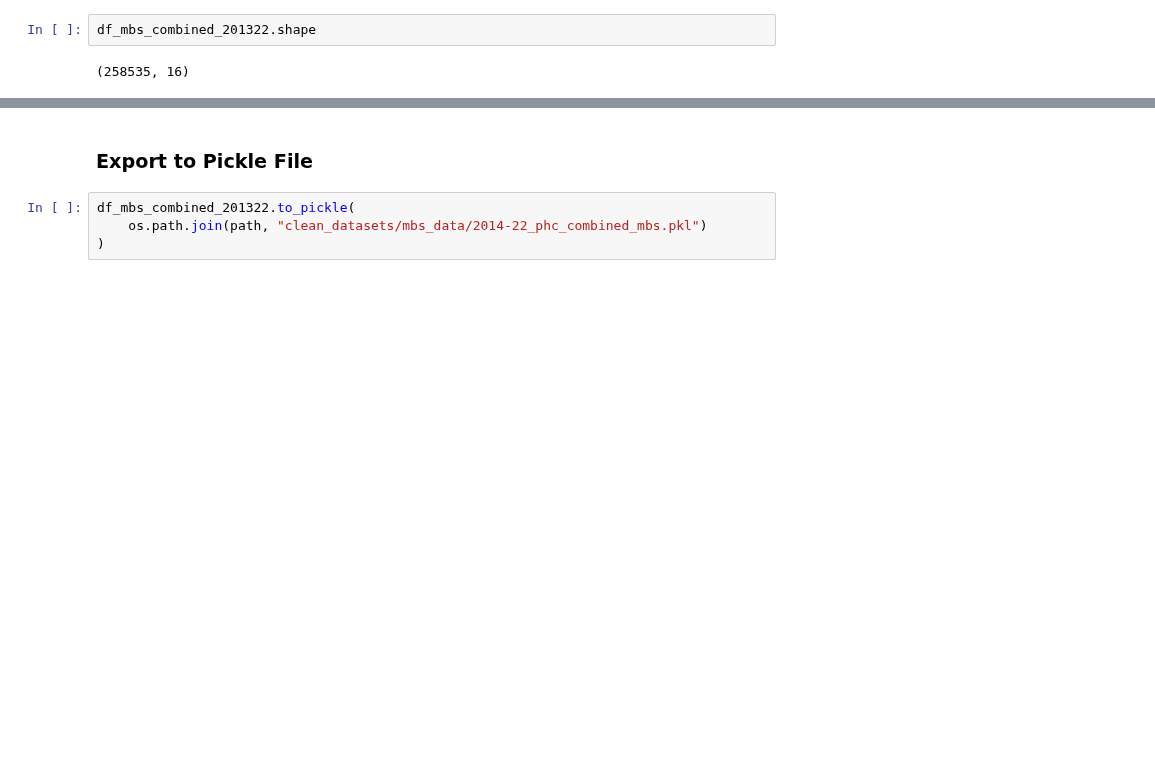
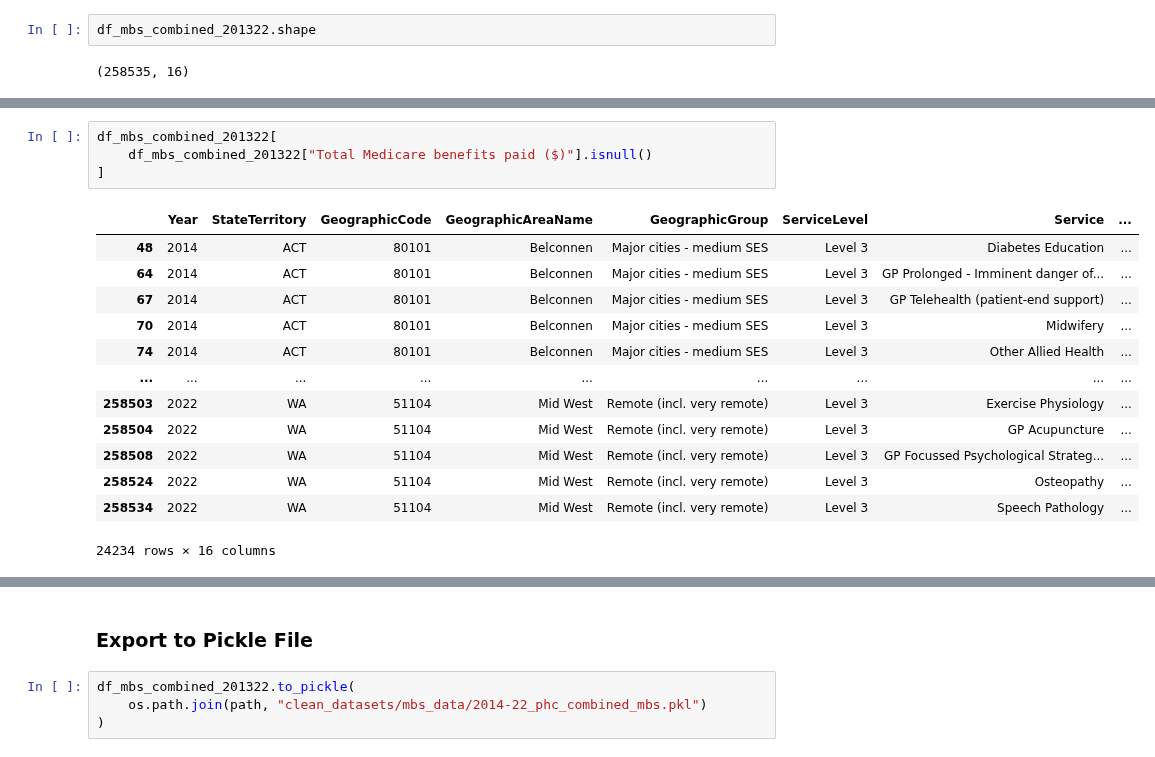
Before and after one commit to jiniep/mbs_analysis, a Jupyter notebook: scripts/2_mbs_combine_datasets.ipynb, the cells around one changed output, grey strips where cells are left out. Drawn from its saved outputs; the diff is of its cells as text; blank space fills up the shorter version.

```diff
--- a/scripts/2_mbs_combine_datasets.ipynb
+++ b/scripts/2_mbs_combine_datasets.ipynb
@@ -1642,0 +1665,18 @@ df_mbs_combined_201322.shape
+# %%
+df_mbs_combined_201322[
+    df_mbs_combined_201322["Total Medicare benefits paid ($)"].isnull()
+]
+# %% [output]
+|  | Year | StateTerritory | GeographicCode | GeographicAreaName | GeographicGroup | ServiceLevel | Service | ... |
+| 48 | 2014 | ACT | 80101 | Belconnen | Major cities - medium SES | Level 3 | Diabetes Education | ... |
+| 64 | 2014 | ACT | 80101 | Belconnen | Major cities - medium SES | Level 3 | GP Prolonged - Imminent danger of... | ... |
+| 67 | 2014 | ACT | 80101 | Belconnen | Major cities - medium SES | Level 3 | GP Telehealth (patient-end support) | ... |
+| 70 | 2014 | ACT | 80101 | Belconnen | Major cities - medium SES | Level 3 | Midwifery | ... |
+| 74 | 2014 | ACT | 80101 | Belconnen | Major cities - medium SES | Level 3 | Other Allied Health | ... |
+| ... | ... | ... | ... | ... | ... | ... | ... | ... |
+| 258503 | 2022 | WA | 51104 | Mid West | Remote (incl. very remote) | Level 3 | Exercise Physiology | ... |
+| 258504 | 2022 | WA | 51104 | Mid West | Remote (incl. very remote) | Level 3 | GP Acupuncture | ... |
+| 258508 | 2022 | WA | 51104 | Mid West | Remote (incl. very remote) | Level 3 | GP Focussed Psychological Strateg... | ... |
+| 258524 | 2022 | WA | 51104 | Mid West | Remote (incl. very remote) | Level 3 | Osteopathy | ... |
+| 258534 | 2022 | WA | 51104 | Mid West | Remote (incl. very remote) | Level 3 | Speech Pathology | ... |
+24234 rows × 16 columns
```
Also changed, not shown: parts of 4 cells of this notebook, 1 other file.
